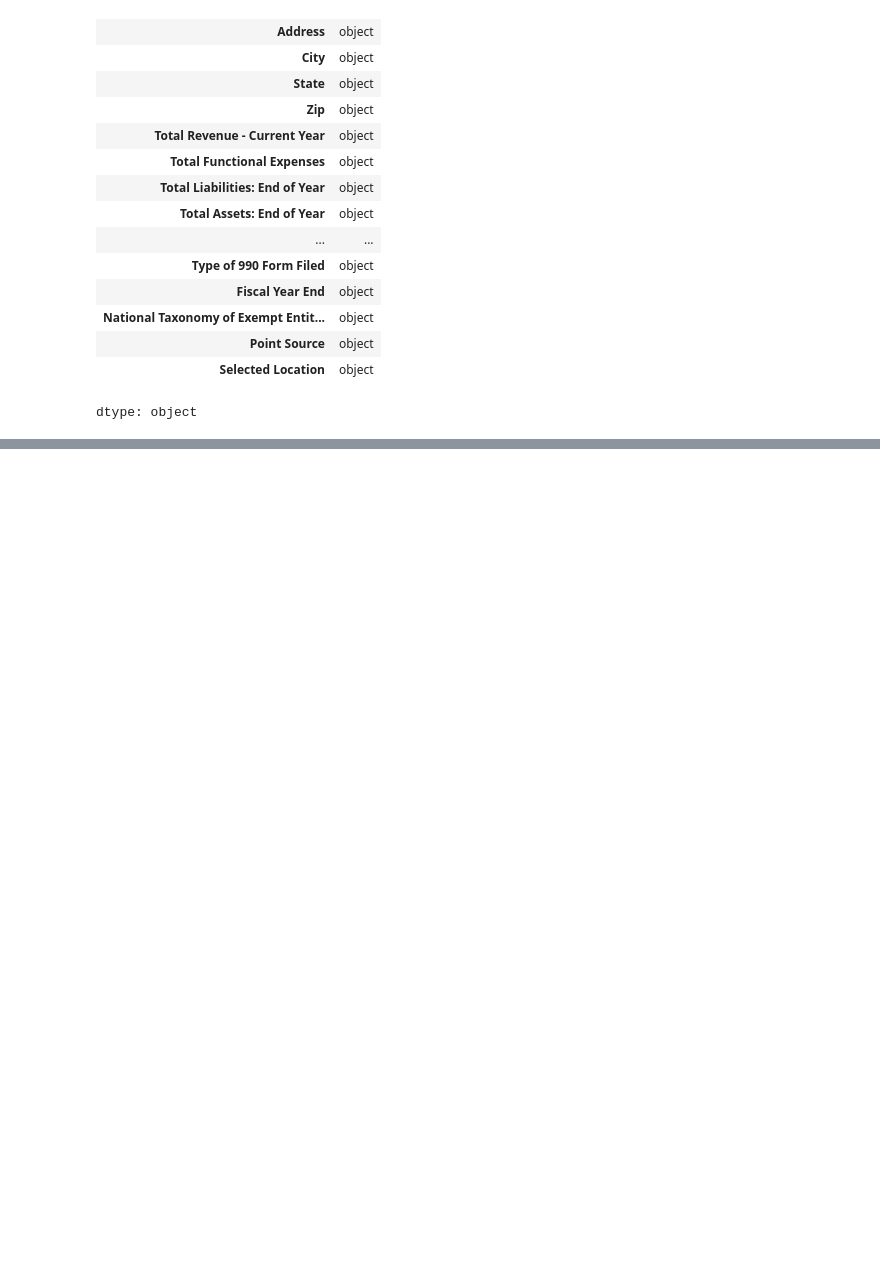
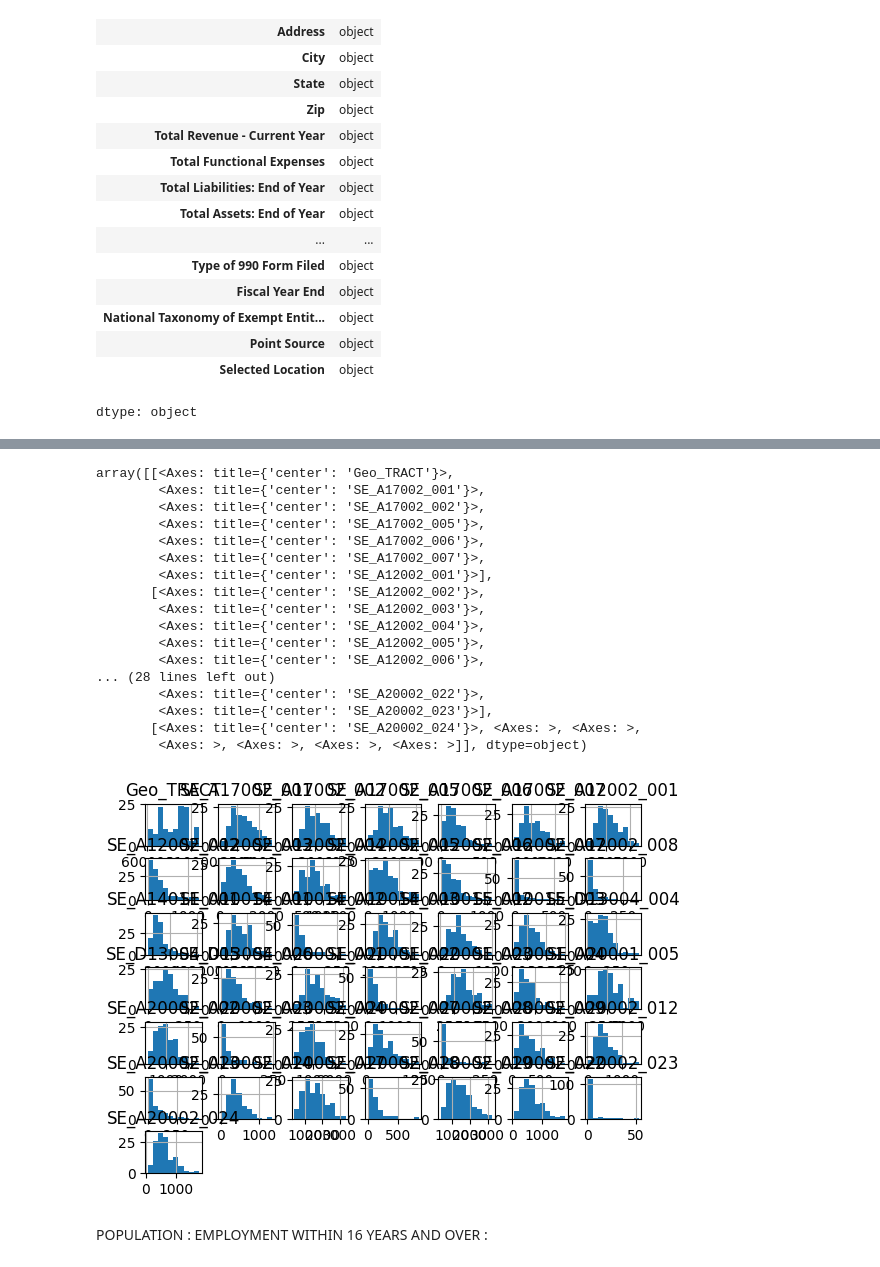
Before and after one commit to mvs110/GIS-FALL, a Jupyter notebook: Copy_of_PS_1.ipynb, the cells around one changed output, grey strips where cells are left out. Cells and saved outputs as stored; diff of their text form; code cells hidden in the pictures; blank space fills up the shorter version.

```diff
--- a/Copy_of_PS_1.ipynb
+++ b/Copy_of_PS_1.ipynb
@@ -744,0 +892,9 @@ dtype: object
+# %%
+!pip install pandas
+import pandas as pd
+
+# Replace with the raw CSV URL from GitHub
+raw_csv_url = 'https://raw.githubusercontent.com/mvs110/GIS-FALL/main/SocDeterminant_Main%20(2).csv'
+# Read the CSV file, skipping the first row and specifying the delimiter
+Cam_sdeterm = pd.read_csv(raw_csv_url, skiprows=1, sep=',')  # Assuming the delimiter is a comma
+print(Cam_sdeterm.head())
@@ -744,0 +1139,24 @@ dtype: object
+# %%
+#do think how distribution translate into colors!!
+Cam_sdeterm.hist() #negatively  skewed!
+# %% [output]
+array([[<Axes: title={'center': 'Geo_TRACT'}>,
+        <Axes: title={'center': 'SE_A17002_001'}>,
+        <Axes: title={'center': 'SE_A17002_002'}>,
+        <Axes: title={'center': 'SE_A17002_005'}>,
+        <Axes: title={'center': 'SE_A17002_006'}>,
+        <Axes: title={'center': 'SE_A17002_007'}>,
+        <Axes: title={'center': 'SE_A12002_001'}>],
+       [<Axes: title={'center': 'SE_A12002_002'}>,
+        <Axes: title={'center': 'SE_A12002_003'}>,
+        <Axes: title={'center': 'SE_A12002_004'}>,
+        <Axes: title={'center': 'SE_A12002_005'}>,
+        <Axes: title={'center': 'SE_A12002_006'}>,
+... (28 lines left out)
+        <Axes: title={'center': 'SE_A20002_022'}>,
+        <Axes: title={'center': 'SE_A20002_023'}>],
+       [<Axes: title={'center': 'SE_A20002_024'}>, <Axes: >, <Axes: >,
+        <Axes: >, <Axes: >, <Axes: >, <Axes: >]], dtype=object)
+[figure, added]
+# %% [markdown]
+POPULATION : EMPLOYMENT WITHIN 16 YEARS AND OVER :
```
Also changed, not shown: parts of 69 cells of this notebook.
